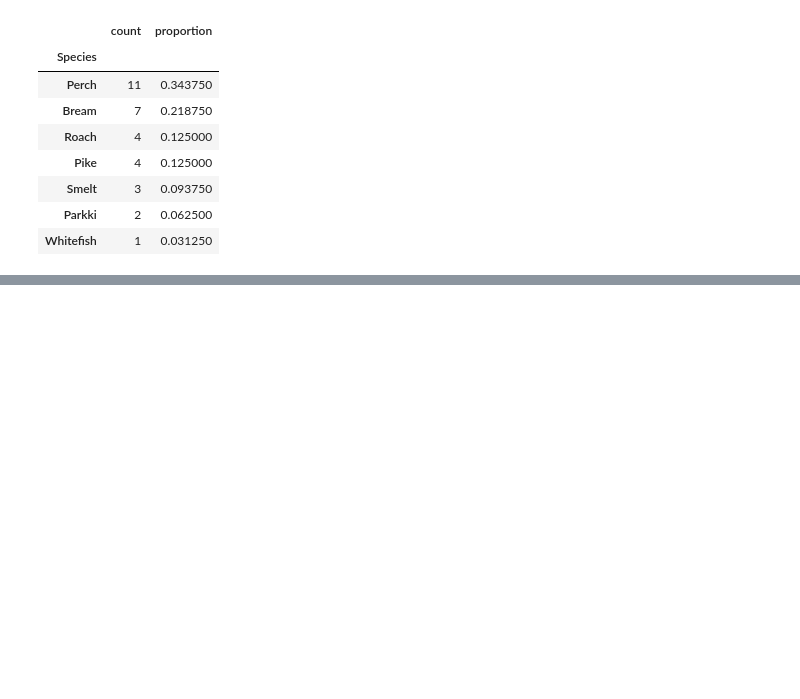
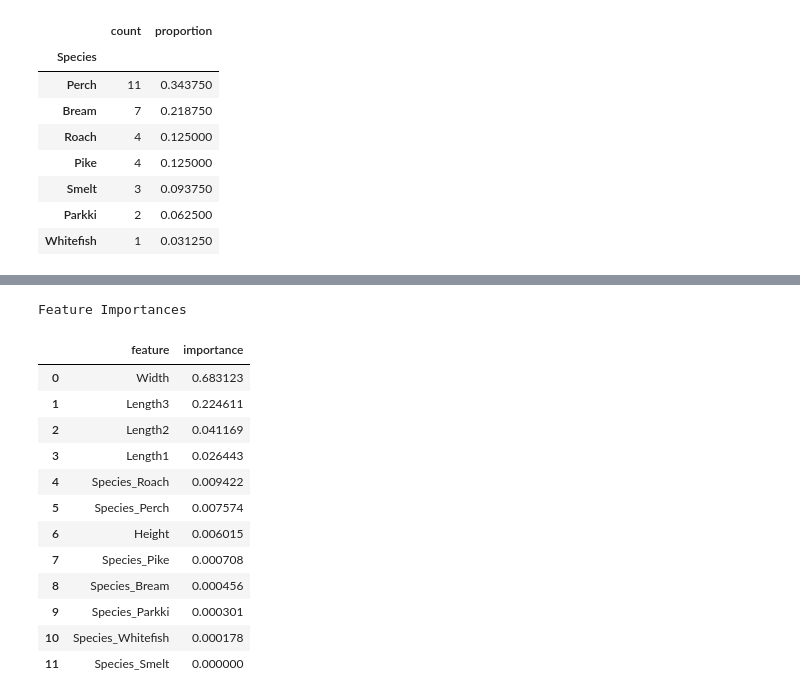
Before and after one commit to BogdanPinchuk/DataScience-PBY_HW14, a Jupyter notebook: Bohdan_Pinchuk_DS_HW14.ipynb, the cells around one changed output, grey strips where cells are left out. Saved outputs shown, nothing was run; the diff lists cells and outputs as text; code cells hidden in the pictures; blank space fills up the shorter version.

```diff
--- a/Bohdan_Pinchuk_DS_HW14.ipynb
+++ b/Bohdan_Pinchuk_DS_HW14.ipynb
@@ -1620,0 +1717,31 @@ _ = gc.collect()
+# %%
+import numpy as np
+import pandas as pd
+
+# Input data
+
+# Solution
+features = X_data_ohe.columns
+feature_importances = model.feature_importances_ / model.feature_importances_.sum()
+feature_importances_cum = np.cumsum(feature_importances)
+
+importances_df = (pd.DataFrame({"feature": features, "importance": feature_importances}).
+                  sort_values(by="importance", ascending=False, ignore_index=True))
+
+# Print results
+display(importances_df.style.set_caption("Feature Importances"))
+# %% [output]
+Feature Importances
+|  | feature | importance |
+| 0 | Width | 0.683123 |
+| 1 | Length3 | 0.224611 |
+| 2 | Length2 | 0.041169 |
+| 3 | Length1 | 0.026443 |
+| 4 | Species_Roach | 0.009422 |
+| 5 | Species_Perch | 0.007574 |
+| 6 | Height | 0.006015 |
+| 7 | Species_Pike | 0.000708 |
+| 8 | Species_Bream | 0.000456 |
+| 9 | Species_Parkki | 0.000301 |
+| 10 | Species_Whitefish | 0.000178 |
+| 11 | Species_Smelt | 0.000000 |
```
Also changed, not shown: parts of 9 cells of this notebook.
